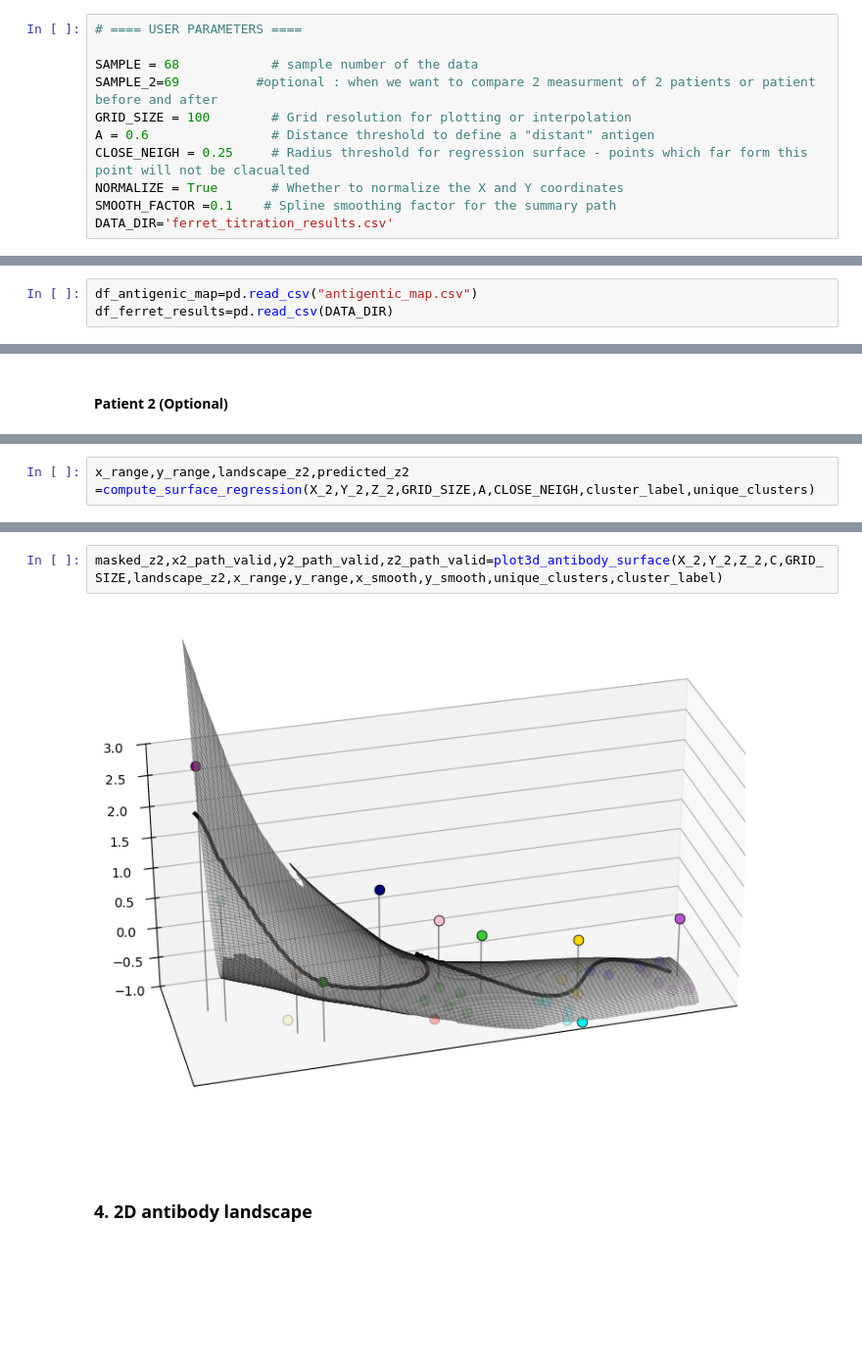
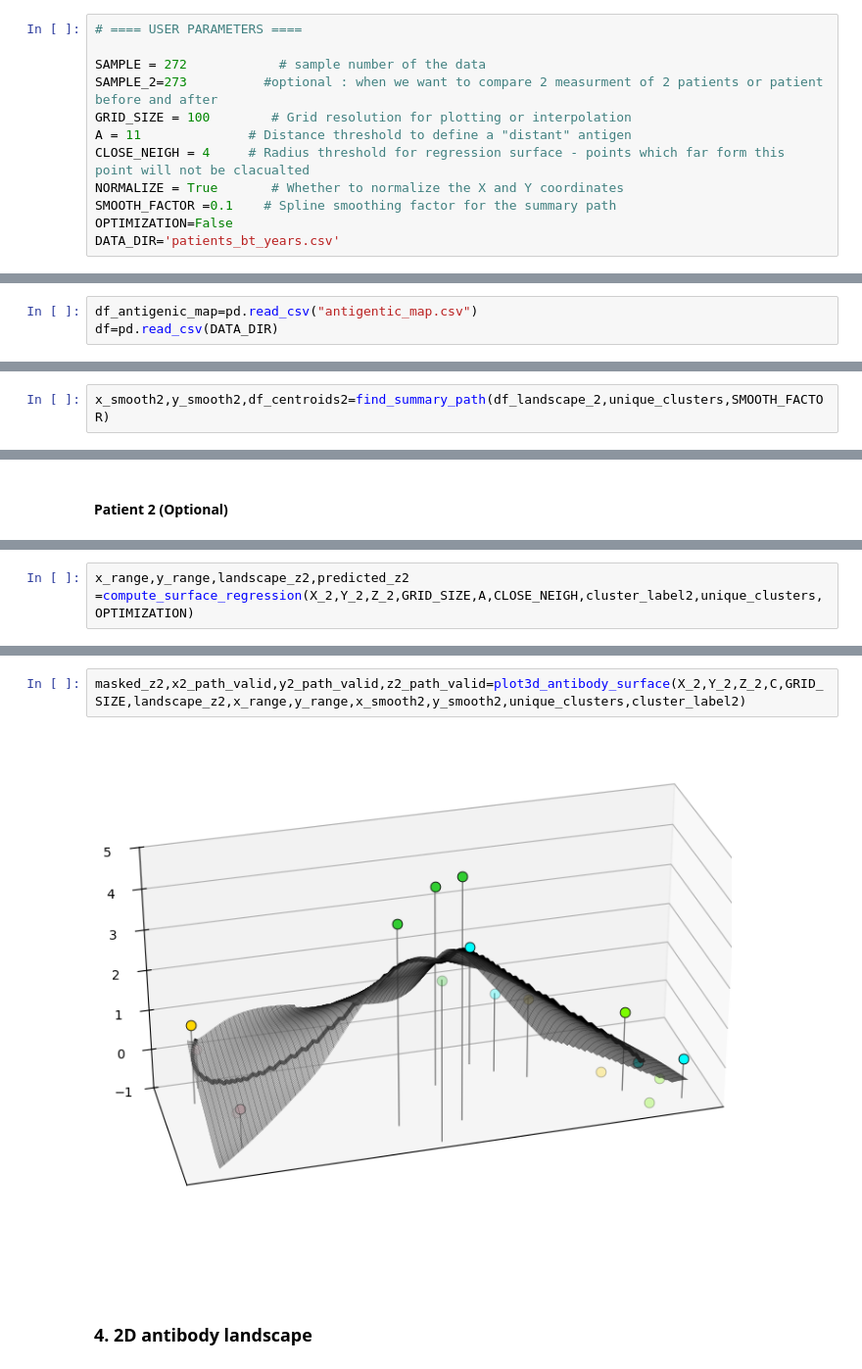
Before and after one commit to benmaman/landscape-antigen, a Jupyter notebook: main_nb.ipynb, the cells around one changed output, grey strips where cells are left out. Shown at 98% size. Saved outputs shown, nothing was run; the diff lists cells and outputs as text; blank space fills up the shorter version.

```diff
--- a/main_nb.ipynb
+++ b/main_nb.ipynb
@@ -8,21 +8,22 @@ from tools import *
 # %%
 # ==== USER PARAMETERS ====
 
-SAMPLE = 68            # sample number of the data
-SAMPLE_2=69          #optional : when we want to compare 2 measurment of 2 patients or patient before and after
+SAMPLE = 272            # sample number of the data
+SAMPLE_2=273          #optional : when we want to compare 2 measurment of 2 patients or patient before and after
 GRID_SIZE = 100        # Grid resolution for plotting or interpolation
-A = 0.6                # Distance threshold to define a "distant" antigen
-CLOSE_NEIGH = 0.25     # Radius threshold for regression surface - points which far form this point will not be clacualted
+A = 11              # Distance threshold to define a "distant" antigen
+CLOSE_NEIGH = 4     # Radius threshold for regression surface - points which far form this point will not be clacualted
 NORMALIZE = True       # Whether to normalize the X and Y coordinates
 SMOOTH_FACTOR =0.1    # Spline smoothing factor for the summary path
-DATA_DIR='ferret_titration_results.csv'
+OPTIMIZATION=False
+DATA_DIR='patients_bt_years.csv'
 # %% [markdown]
 ### 1. Data processing
 # %% [markdown]
 ### 1.1 Import Data
 # %%
 df_antigenic_map=pd.read_csv("antigentic_map.csv")
-df_ferret_results=pd.read_csv(DATA_DIR)
+df=pd.read_csv(DATA_DIR)
 # %% [markdown]
 ### 1.2 Pre-preocess Data
 
@@ -136,0 +155,2 @@ x_smooth,y_smooth,df_centroids=find_summary_path(df_landscape,unique_clusters,SM
+# %%
+x_smooth2,y_smooth2,df_centroids2=find_summary_path(df_landscape_2,unique_clusters,SMOOTH_FACTOR)
@@ -194,3 +222,3 @@ masked_z,x_path_valid,y_path_valid,z_path_valid=plot3d_antibody_surface(X,Y,Z,C,
 # %%
-x_range,y_range,landscape_z2,predicted_z2 =compute_surface_regression(X_2,Y_2,Z_2,GRID_SIZE,A,CLOSE_NEIGH,cluster_label,unique_clusters)
+x_range,y_range,landscape_z2,predicted_z2 =compute_surface_regression(X_2,Y_2,Z_2,GRID_SIZE,A,CLOSE_NEIGH,cluster_label2,unique_clusters,OPTIMIZATION)
 # %% [output]
@@ -199,7 +227,7 @@ the RMSE is :0.4836085240828659
 # %%
-masked_z2,x2_path_valid,y2_path_valid,z2_path_valid=plot3d_antibody_surface(X_2,Y_2,Z_2,C,GRID_SIZE,landscape_z2,x_range,y_range,x_smooth,y_smooth,unique_clusters,cluster_label)
+masked_z2,x2_path_valid,y2_path_valid,z2_path_valid=plot3d_antibody_surface(X_2,Y_2,Z_2,C,GRID_SIZE,landscape_z2,x_range,y_range,x_smooth2,y_smooth2,unique_clusters,cluster_label2)
 # %% [output]
-[figure, old version]
+[figure, new version]
 # %% [markdown]
 ### 4. 2D antibody landscape
 # %% [markdown]
```
Also changed, not shown: parts of 24 cells of this notebook, 2 other files.
